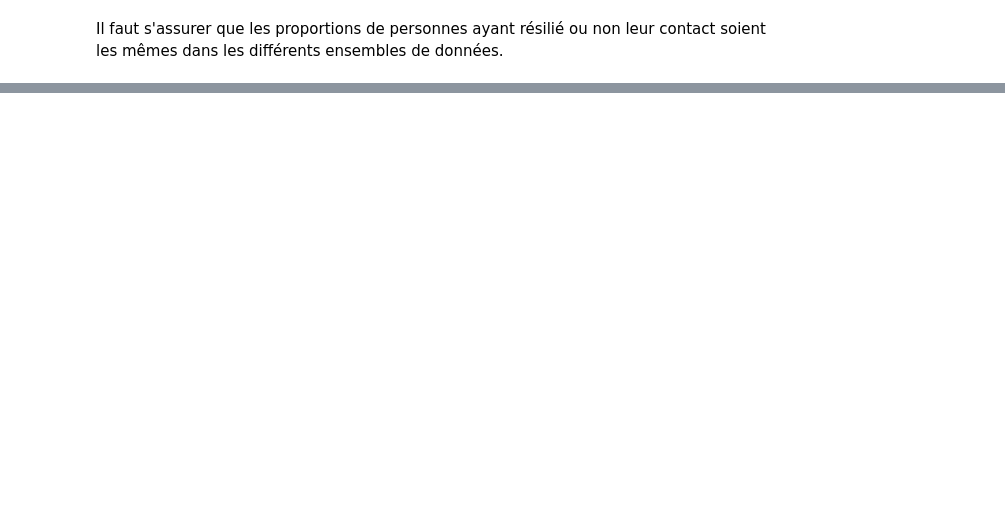
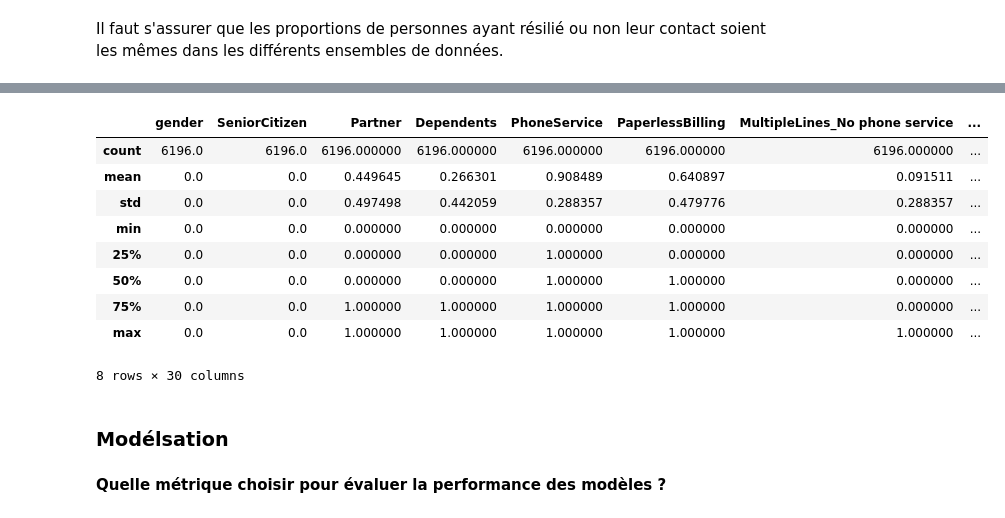
Before and after one commit to KOCORA/The-architecture-of-artificial-intelligence-systems., a Jupyter notebook: Costumer_churn.ipynb, the cells around one changed output, grey strips where cells are left out. Saved outputs shown, nothing was run; the diff lists cells and outputs as text; code cells hidden in the pictures; blank space fills up the shorter version.

```diff
--- a/Costumer_churn.ipynb
+++ b/Costumer_churn.ipynb
@@ -497,0 +533,6 @@ dtype: float64
+# %%
+# Données d'entraînement sur la base de la méthode de sur-échantillonanage de la classe minoritaire
+
+X_train_up = upsampled.drop('Churn', axis = 1)
+
+y_train_up = upsampled['Churn']
@@ -497,0 +614,17 @@ dtype: float64
+# %%
+train_features.describe()
+# %% [output]
+|  | gender | SeniorCitizen | Partner | Dependents | PhoneService | PaperlessBilling | MultipleLines_No phone service | ... |
+| count | 6196.0 | 6196.0 | 6196.000000 | 6196.000000 | 6196.000000 | 6196.000000 | 6196.000000 | ... |
+| mean | 0.0 | 0.0 | 0.449645 | 0.266301 | 0.908489 | 0.640897 | 0.091511 | ... |
+| std | 0.0 | 0.0 | 0.497498 | 0.442059 | 0.288357 | 0.479776 | 0.288357 | ... |
+| min | 0.0 | 0.0 | 0.000000 | 0.000000 | 0.000000 | 0.000000 | 0.000000 | ... |
+| 25% | 0.0 | 0.0 | 0.000000 | 0.000000 | 1.000000 | 0.000000 | 0.000000 | ... |
+| 50% | 0.0 | 0.0 | 0.000000 | 0.000000 | 1.000000 | 1.000000 | 0.000000 | ... |
+| 75% | 0.0 | 0.0 | 1.000000 | 1.000000 | 1.000000 | 1.000000 | 0.000000 | ... |
+| max | 0.0 | 0.0 | 1.000000 | 1.000000 | 1.000000 | 1.000000 | 1.000000 | ... |
+8 rows × 30 columns
+# %% [markdown]
+### **Modélsation**
+# %% [markdown]
+**Quelle métrique choisir pour évaluer la performance des modèles ?**
```
Also changed, not shown: parts of 32 cells of this notebook.
